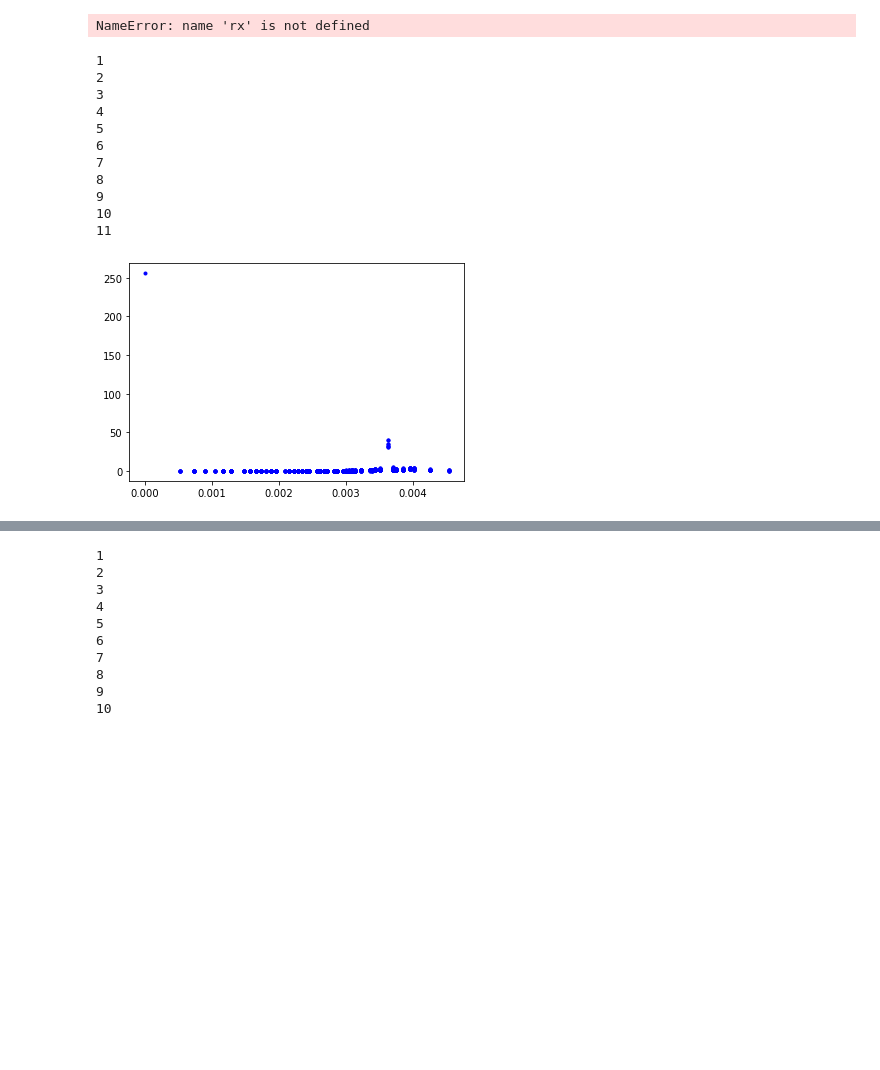
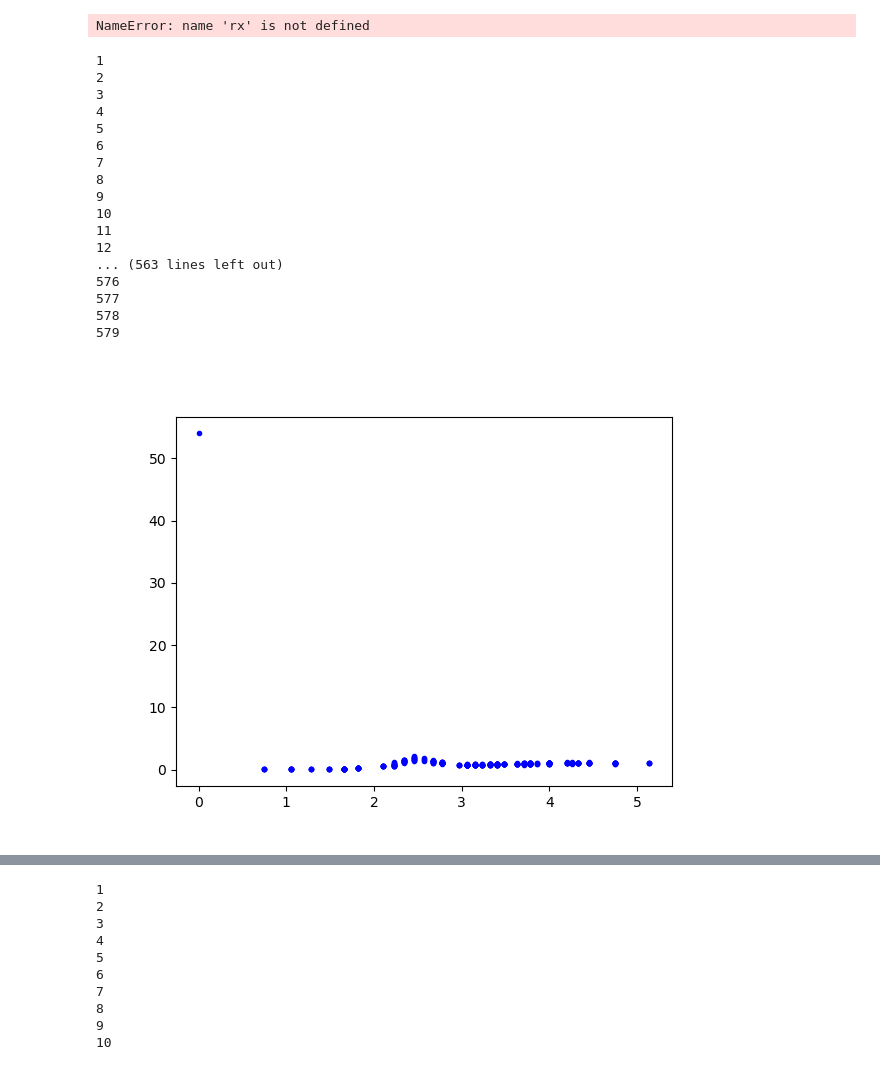
Before and after one commit to cpierleo/PyLJ, a Jupyter notebook: test_random_pause.ipynb, the cells around one changed output, grey strips where cells are left out. Saved outputs shown, nothing was run; the diff lists cells and outputs as text; code cells hidden in the pictures; blank space fills up the shorter version.

Commit message:
fixing sofk and new runs

```diff
--- a/test_random_pause.ipynb
+++ b/test_random_pause.ipynb
@@ -207,10 +207,10 @@ def calcsofk(rx, ry, rz, nmax):
 
     # these are the sum of cos and sin over particles.
     # indices are along the three directions (nx, ny, nz)
-    csum = np.zeros((2*nmax+1, 2*nmax+1, 2*nmax+1), dtype=float)
-    ssum = np.zeros((2*nmax+1, 2*nmax+1, 2*nmax+1), dtype=float)
+    csum = np.zeros((nmax+1, 2*nmax+1, 2*nmax+1), dtype=float)
+    ssum = np.zeros((nmax+1, 2*nmax+1, 2*nmax+1), dtype=float)
 
-    for nx in range(-nmax,nmax+1):
+    for nx in range(0,nmax+1):
         for ny in range(-nmax,nmax+1):
             for nz in range(-nmax,nmax+1):
                 for k in range(N):
@@ -223,24 +223,24 @@ def calcsofk(rx, ry, rz, nmax):
                                         + cp[0, nx, k] * cp[1, ny, k] * sp[2, nz, k]
                                         - sp[0, nx, k] * sp[1, ny, k] * sp[2, nz, k])
 
-    sofk = np.zeros((2*nmax+1, 2*nmax+1, 2*nmax+1), dtype=float)
+    sofk = np.zeros((nmax+1, 2*nmax+1, 2*nmax+1), dtype=float)
     sofk = (csum**2 + ssum**2) / N
     return sofk
 
 if __name__ == '__main__':
 
     from matplotlib.pyplot import plot, show
-
+    %matplotlib widget
     #rx = np.asarray([1., 0., 0.1])
     #ry = np.asarray([0.1, 1.2, 0.2])
     #rz = np.asarray([0.3, 0.2, 1.])
-    nmax=5
-    sofk=np.zeros((2*nmax+1,2*nmax+1,2*nmax+1))
+    nmax=4
+    sofk=np.zeros((nmax+1,2*nmax+1,2*nmax+1))
     #rx=np.zeros(N)
     #ry=np.zeros(N)
     #rz=np.zeros(N)
     #rx,ry,rz = fcc(10,2)
-    with open('trajectory.xyz') as fdat:
+    with open('trajectory2.xyz') as fdat:
         count = 0
         part_num = int(fdat.readline())
         while part_num != '':
@@ -259,38 +259,44 @@ if __name__ == '__main__':
             part_num = fdat.readline()
 
     sofk=sofk/count
-    nvec = (2*nmax+1)**3
+    nvec = (nmax+1)*(2*nmax+1)**2
     kmod = np.zeros(nvec)
     kvec = np.zeros((3,nvec))
     sofk_kvec = np.zeros(nvec)
     ix=-1
-    for nx in range(-nmax,nmax+1):
+    for nx in range(0,nmax+1):
         for ny in range(-nmax,nmax+1):
             for nz in range(-nmax,nmax+1):
                 ix += 1
-                kmod[ix] = 2*np.pi * np.sqrt(nx**2+ny**2+nz**2) / (Lx*Ly*Lz)
+                kmod[ix] = 2*np.pi * np.sqrt((nx/Lx)**2+(ny/Ly)**2+(nz/Lz)**2)
                 kvec[0,ix] = 2 * np.pi * nx / Lx
                 kvec[1,ix] = 2 * np.pi * ny / Ly
                 kvec[2,ix] = 2 * np.pi * nz / Lz
                 sofk_kvec[ix] = sofk[nx,ny,nz]
                 #print(ix,kmod[ix],sofk_kvec[ix])
 
     plot(kmod,sofk_kvec,'b.')
     show()
-    sout=np.column_stack( (kmod,kvec[0,:],kvec[1,:],kvec[2,:],sofk_kvec) )
-    np.savetxt('sofk.dat',sout, fmt=('%12.7g','%12.7g','%12.7g','%12.7g','%12.7g'), header="    '|k|'  'kx' 'ky' 'kz' 'S(k)'")
+    sout=np.column_stack( (kmod[np.argsort(kmod)],kvec[0,np.argsort(kmod)],kvec[1,np.argsort(kmod)],kvec[2,np.argsort(kmod)],sofk_kvec[np.argsort(kmod)]) )
+    np.savetxt('sofk.dat',sout[1:,], fmt=('%12.7g','%12.7g','%12.7g','%12.7g','%12.7g'), header="    '|k|'  'kx' 'ky' 'kz' 'S(k)'")
 
 #    print('Sk:', calcsofk(rx, ry, rz, 4))
 # %% [output]
 1
 2
 3
 4
 5
 6
 7
 8
 9
 10
 11
+12
+... (563 lines left out)
+576
+577
+578
+579
-[figure, old version]
+[figure, new version]
```
Also changed, not shown: parts of 1 cell of this notebook, 3 other files.
